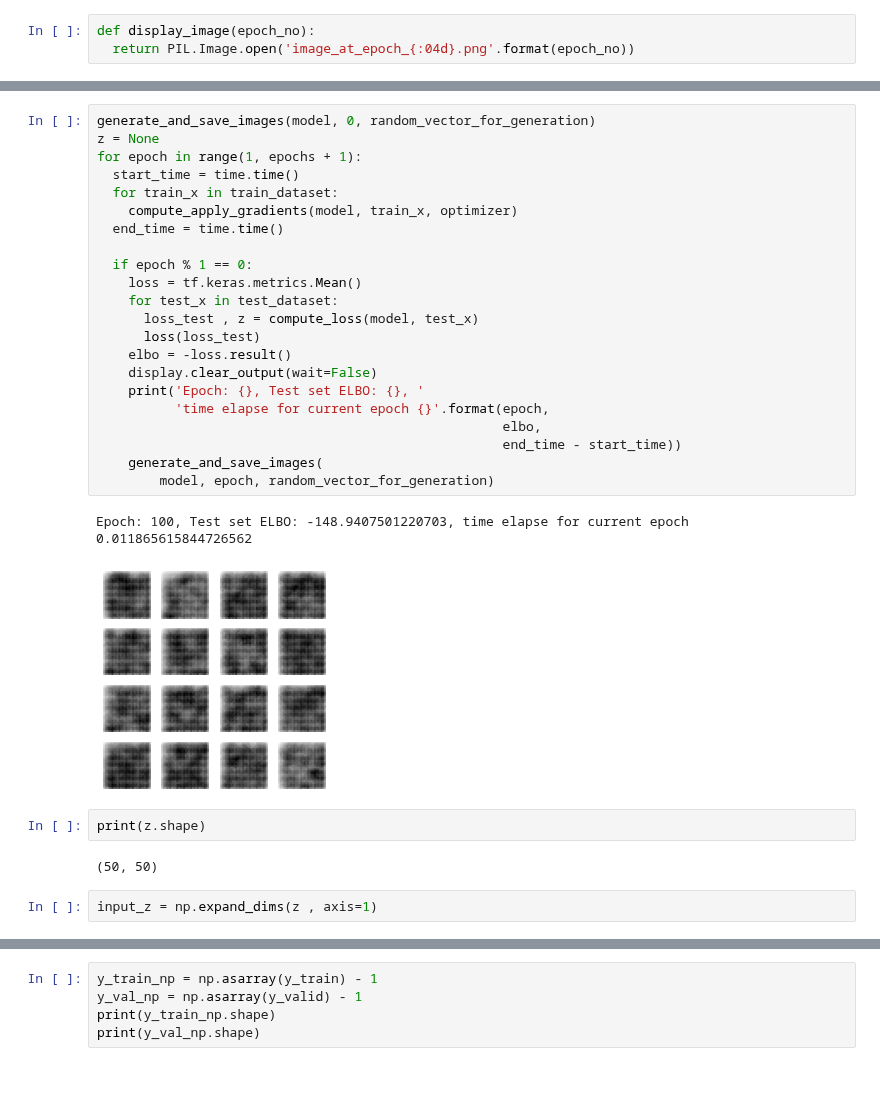
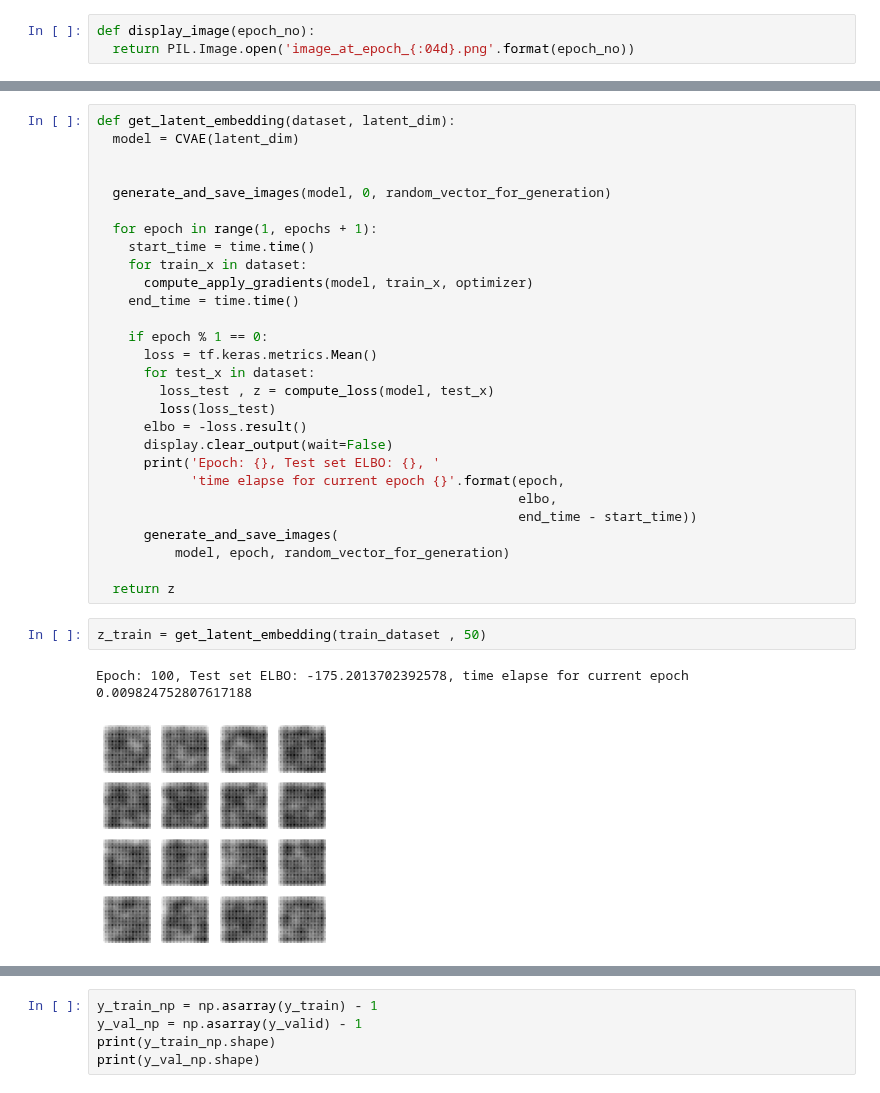
Before and after one commit to fusical/emotiw, a Jupyter notebook: notebooks/2.0-la-tj-ak-kc-vl-variational-autoencoder-fusion.ipynb, the cells around one changed output, grey strips where cells are left out. Saved outputs shown, nothing was run; the diff lists cells and outputs as text.

```diff
--- a/notebooks/2.0-la-tj-ak-kc-vl-variational-autoencoder-fusion.ipynb
+++ b/notebooks/2.0-la-tj-ak-kc-vl-variational-autoencoder-fusion.ipynb
@@ -290,31 +568,33 @@ def display_image(epoch_no):
 # %%
-generate_and_save_images(model, 0, random_vector_for_generation)
-z = None
-for epoch in range(1, epochs + 1):
-  start_time = time.time()
-  for train_x in train_dataset:
-    compute_apply_gradients(model, train_x, optimizer)
-  end_time = time.time()
+def get_latent_embedding(dataset, latent_dim):
+  model = CVAE(latent_dim)
 
-  if epoch % 1 == 0:
-    loss = tf.keras.metrics.Mean()
-    for test_x in test_dataset:
-      loss_test , z = compute_loss(model, test_x)
-      loss(loss_test)
-    elbo = -loss.result()
-    display.clear_output(wait=False)
-    print('Epoch: {}, Test set ELBO: {}, '
-          'time elapse for current epoch {}'.format(epoch,
-                                                    elbo,
-                                                    end_time - start_time))
-    generate_and_save_images(
-        model, epoch, random_vector_for_generation)
+
+  generate_and_save_images(model, 0, random_vector_for_generation)
+
+  for epoch in range(1, epochs + 1):
+    start_time = time.time()
+    for train_x in dataset:
+      compute_apply_gradients(model, train_x, optimizer)
+    end_time = time.time()
+
+    if epoch % 1 == 0:
+      loss = tf.keras.metrics.Mean()
+      for test_x in dataset:
+        loss_test , z = compute_loss(model, test_x)
+        loss(loss_test)
+      elbo = -loss.result()
+      display.clear_output(wait=False)
+      print('Epoch: {}, Test set ELBO: {}, '
+            'time elapse for current epoch {}'.format(epoch,
+                                                      elbo,
+                                                      end_time - start_time))
+      generate_and_save_images(
+          model, epoch, random_vector_for_generation)
+
+  return z
-# %% [output]
-Epoch: 100, Test set ELBO: -148.9407501220703, time elapse for current epoch 0.011865615844726562
-[figure, removed]
-# %%
-print(z.shape)
-# %% [output]
-(50, 50)
-# %%
-input_z = np.expand_dims(z , axis=1)
+# %%
+z_train = get_latent_embedding(train_dataset , 50)
+# %% [output]
+Epoch: 100, Test set ELBO: -175.2013702392578, time elapse for current epoch 0.009824752807617188
+[figure, added]
```
Also changed, not shown: parts of 18 cells of this notebook.
